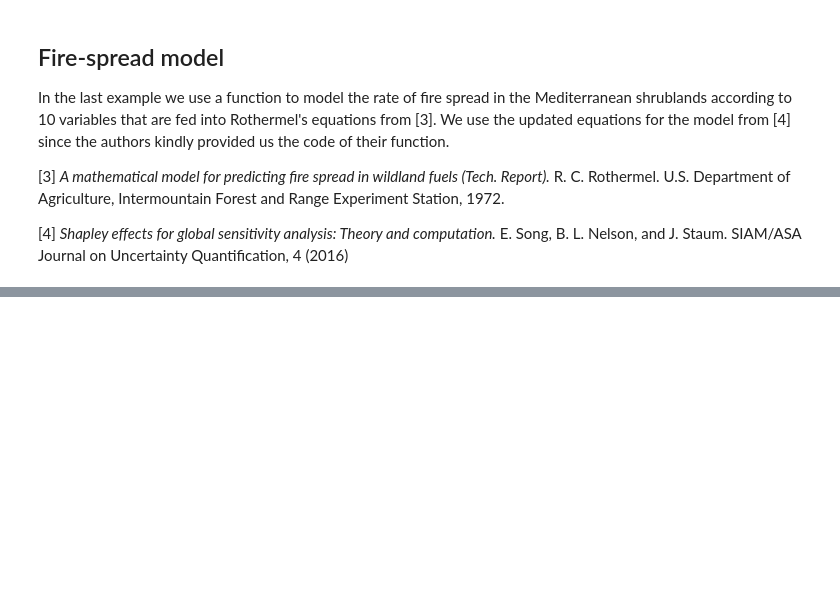
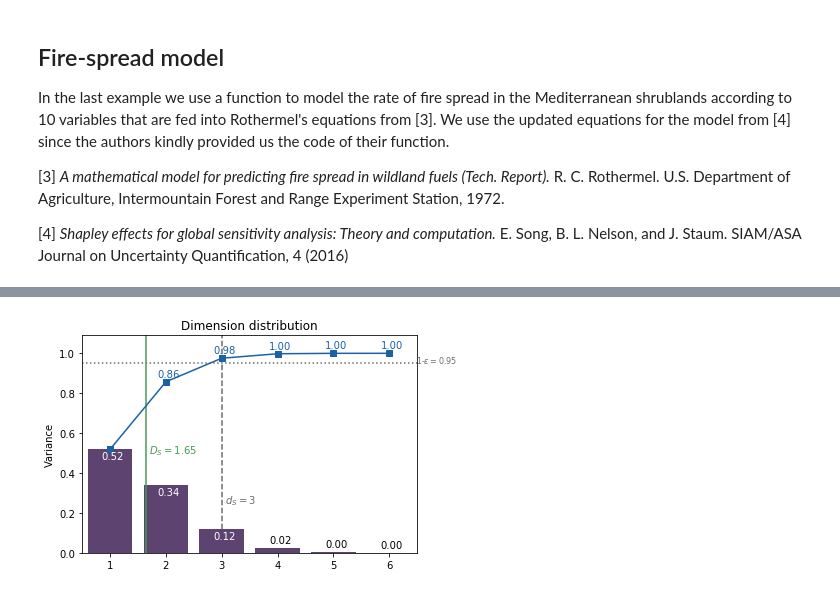
Before and after one commit to rballester/ttrecipes, a Jupyter notebook: examples/sensitivity_analysis/Sensitivity Analysis Examples.ipynb, the cells around one changed output, grey strips where cells are left out. Drawn from its saved outputs; the diff is of its cells as text; code cells hidden in the pictures; blank space fills up the shorter version.

```diff
--- a/examples/sensitivity_analysis/Sensitivity Analysis Examples.ipynb
+++ b/examples/sensitivity_analysis/Sensitivity Analysis Examples.ipynb
@@ -294,0 +553,4 @@ metrics, stt_info = tr.sensitivity_analysis.compute_var_metrics(
+# %%
+fig, ax = tr.sensitivity_analysis.plot_dim_distribution(metrics, max_order=6)
+# %% [output]
+[figure, added]
```
Also changed, not shown: parts of 19 cells of this notebook, 8 other files.
